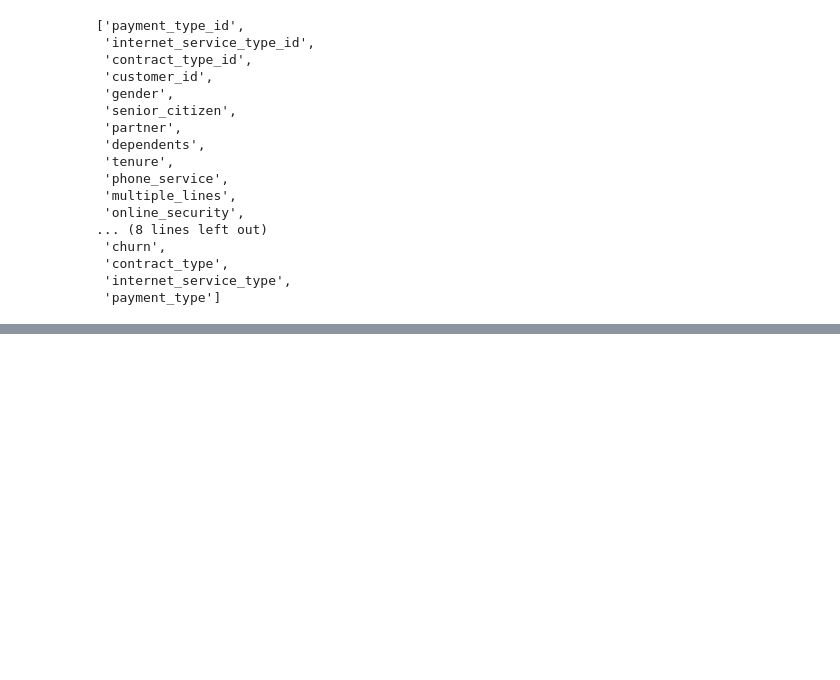
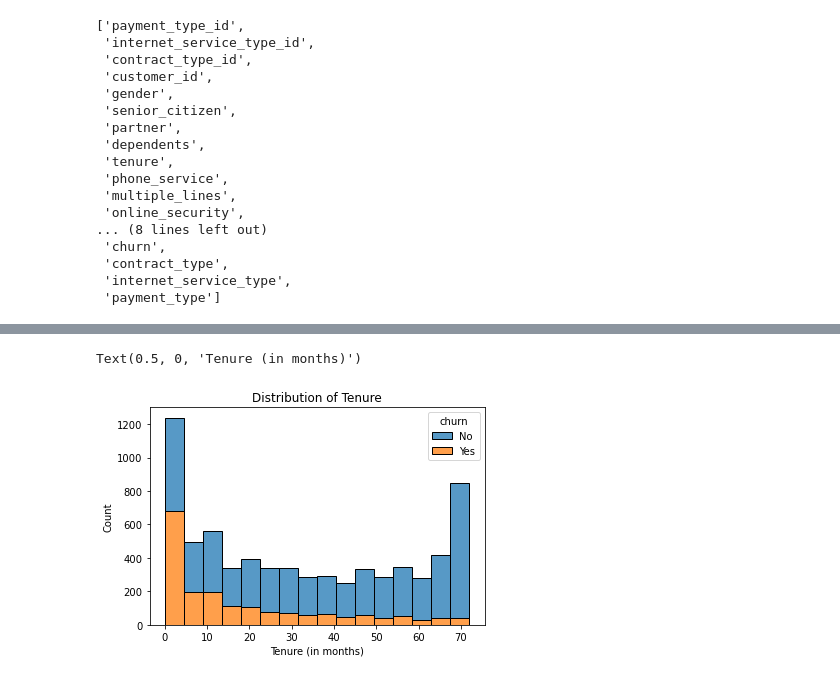
Before and after one commit to carlgriffin57/telco_churn_project, a Jupyter notebook: initial.ipynb, the cells around one changed output, grey strips where cells are left out. Saved outputs shown, nothing was run; the diff lists cells and outputs as text; code cells hidden in the pictures; blank space fills up the shorter version.

```diff
--- a/initial.ipynb
+++ b/initial.ipynb
@@ -124,0 +172,17 @@ telco_df.columns.to_list()
+# %%
+telco_df.partner = telco_df.partner.replace({'Yes': 1, 'No': 0})
+# %%
+telco_df.dependents = telco_df.dependents.replace({'Yes': 1, 'No': 0})
+telco_df.online_security = telco_df.online_security.replace({'No internet service': 0, 'Yes': 1, 'No': 0})
+telco_df.online_backup = telco_df.online_backup.replace({'No internet service': 0, 'Yes': 1, 'No': 0})
+telco_df.device_protection = telco_df.device_protection({'Yes': 1, 'No': 0})
+telco_df.tech_support = telco_df.tech_support({'Yes': 1, 'No': 0})
+telco_df.streaming_tv = telco_df.streaming_tv({'Yes': 1, 'No': 0})
+telco_df.streaming_movies = telco_df.streaming_movies({'Yes': 1, 'No': 0})
+telco_df.paperless_billing = telco_df.paperless_billing({'Yes': 1, 'No': 0})
+telco_df['online services'] = telco_df.online_security + telco_df.online_backup
+telco_df = telco_df.drop(columns = ['online security', 'online_backup'])
+telco_df.streaming_tv = telco_df.streaming_tv.replace({'No internet service': 0, 'Yes': 1, 'No': 0})
+telco_df.streaming_movies = telco_df.streaming_movies.replace({'No internet service': 0, 'Yes': 1, 'No': 0})
+telco_df['streaming_services'] = telco_df.streaming_tv + telco_df.streaming_movies
+telco_df = telco_df.drop(columns=['streaming_tv', 'streaming_movies'])
@@ -124,0 +229,13 @@ telco_df.columns.to_list()
+# %%
+sns.histplot(telco_df,
+             x=telco_df.tenure,
+             hue='churn',
+             multiple='stack')
+
+plt.title("Distribution of Tenure")
+plt.xlabel('Tenure (in months)')
+
+# plt.xlim(0, telco_df.tenure.max());
+# %% [output]
+Text(0.5, 0, 'Tenure (in months)')
+[figure, added]
```
Also changed, not shown: parts of 21 cells of this notebook.
